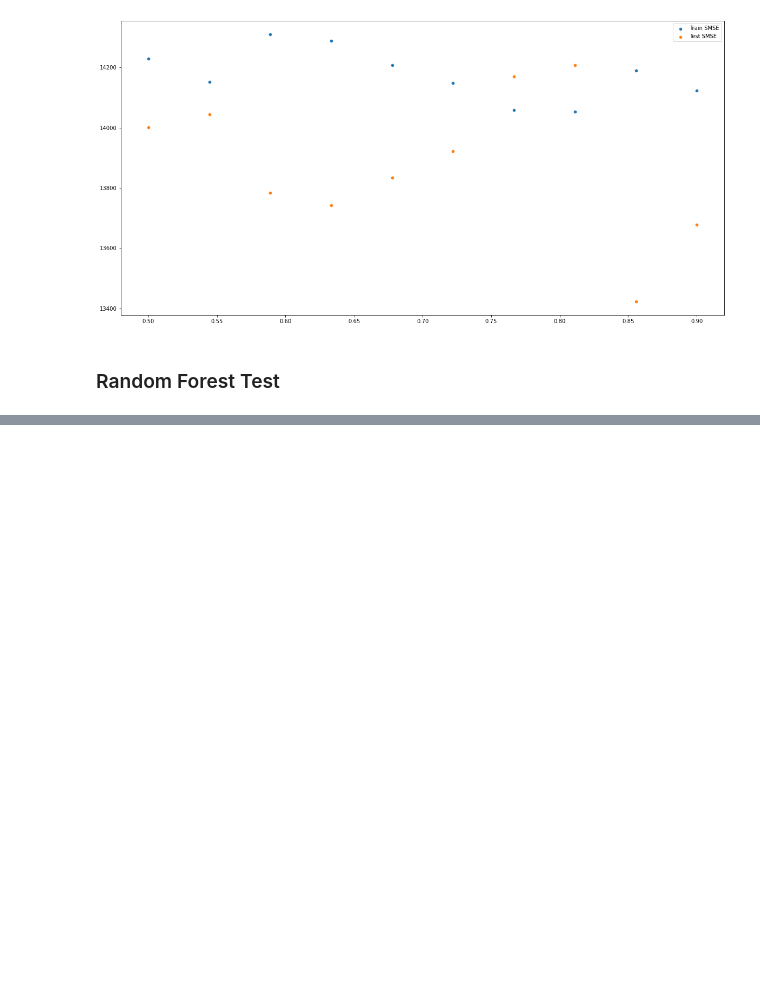
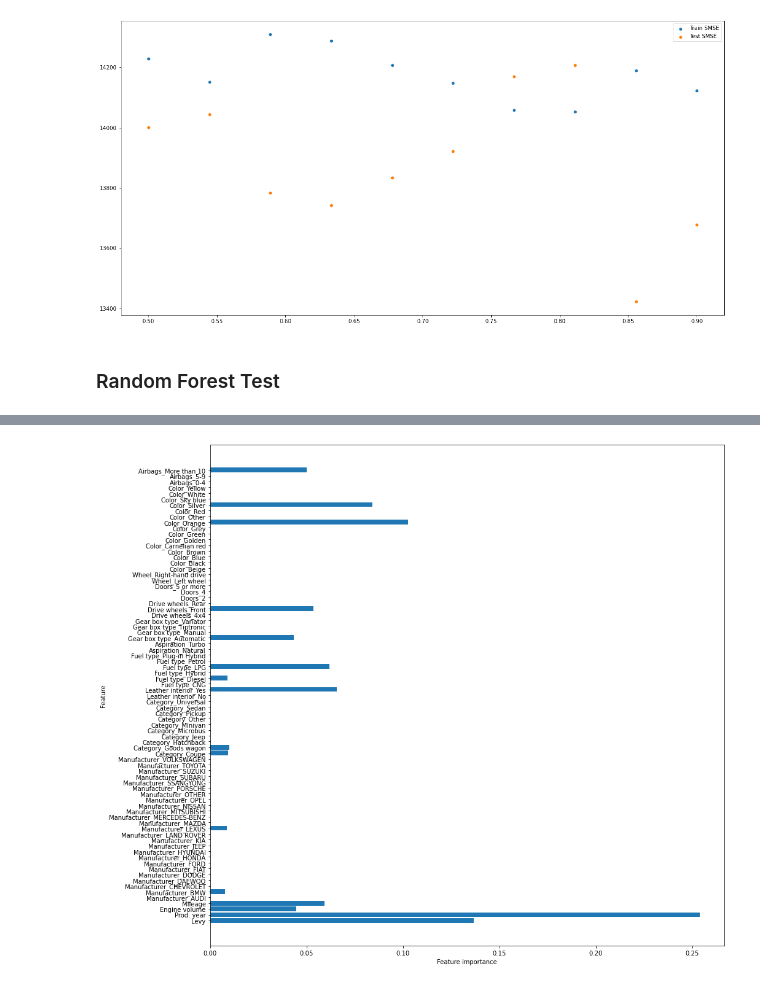
Before and after one commit to omunozsanchezdeloitte/Capstone---Group-3, a Jupyter notebook: Untitled.ipynb, the cells around one changed output, grey strips where cells are left out. Cells and saved outputs as stored; diff of their text form; code cells hidden in the pictures; blank space fills up the shorter version.

Commit message:
Begining Random Forest

```diff
--- a/Untitled.ipynb
+++ b/Untitled.ipynb
@@ -1013,0 +1031,7 @@ sns.scatterplot(x = lst,y = test_SMSE,ax=ax,label='Test SMSE');
+# %%
+target = y
+ftrs = X
+# %%
+# Create dummy variables
+data = pd.get_dummies(ftrs)
+data.head()
@@ -1013,0 +1045,7 @@ sns.scatterplot(x = lst,y = test_SMSE,ax=ax,label='Test SMSE');
+# %%
+ftrs_train, ftrs_test, target_train, target_test = train_test_split(data, target,
+                                                                    test_size = 0.25, random_state=123)
+# %%
+# Instantiate and fit a DecisionTreeClassifier
+tree_clf = DecisionTreeClassifier(criterion='gini', max_depth=5)
+tree_clf.fit(ftrs_train, target_train)
@@ -1013,0 +1074,12 @@ sns.scatterplot(x = lst,y = test_SMSE,ax=ax,label='Test SMSE');
+# %%
+def plot_feature_importances(model):
+    n_features = ftrs_train.shape[1]
+    plt.figure(figsize=(15,15))
+    plt.barh(range(n_features), model.feature_importances_, align='center')
+    plt.yticks(np.arange(n_features), ftrs_train.columns.values)
+    plt.xlabel('Feature importance')
+    plt.ylabel('Feature')
+
+plot_feature_importances(tree_clf)
+# %% [output]
+[figure, added]
```
Also changed, not shown: parts of 10 cells of this notebook.
